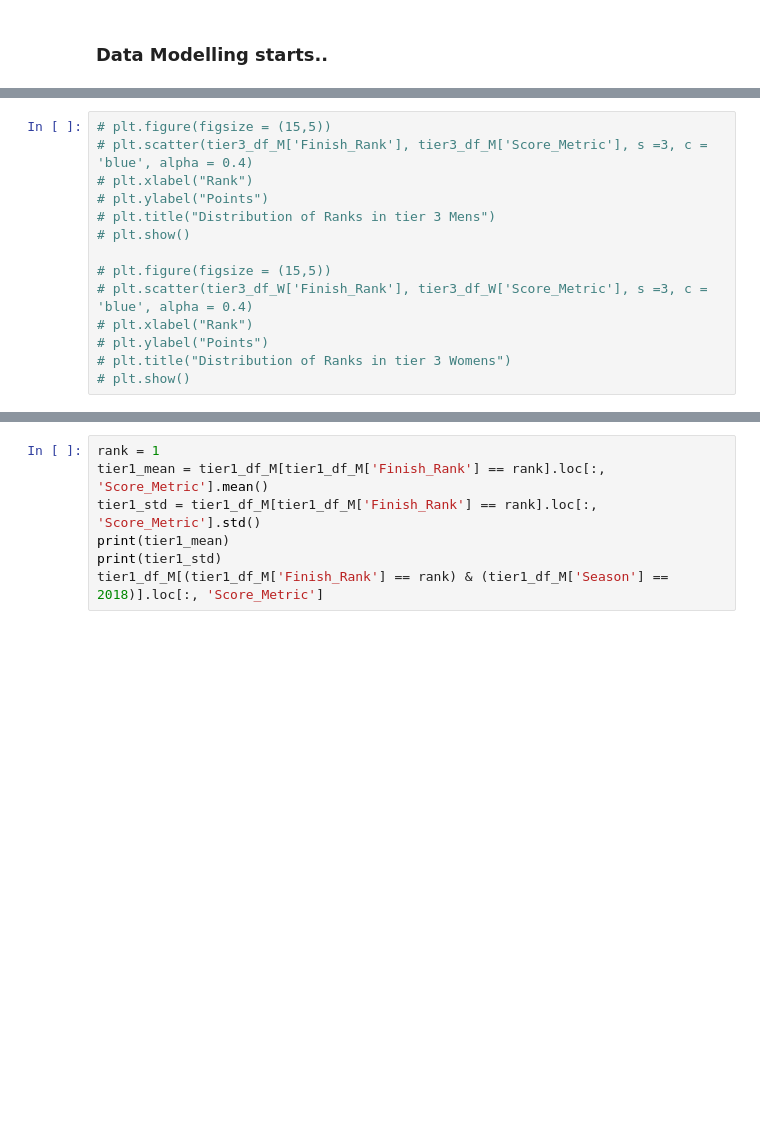
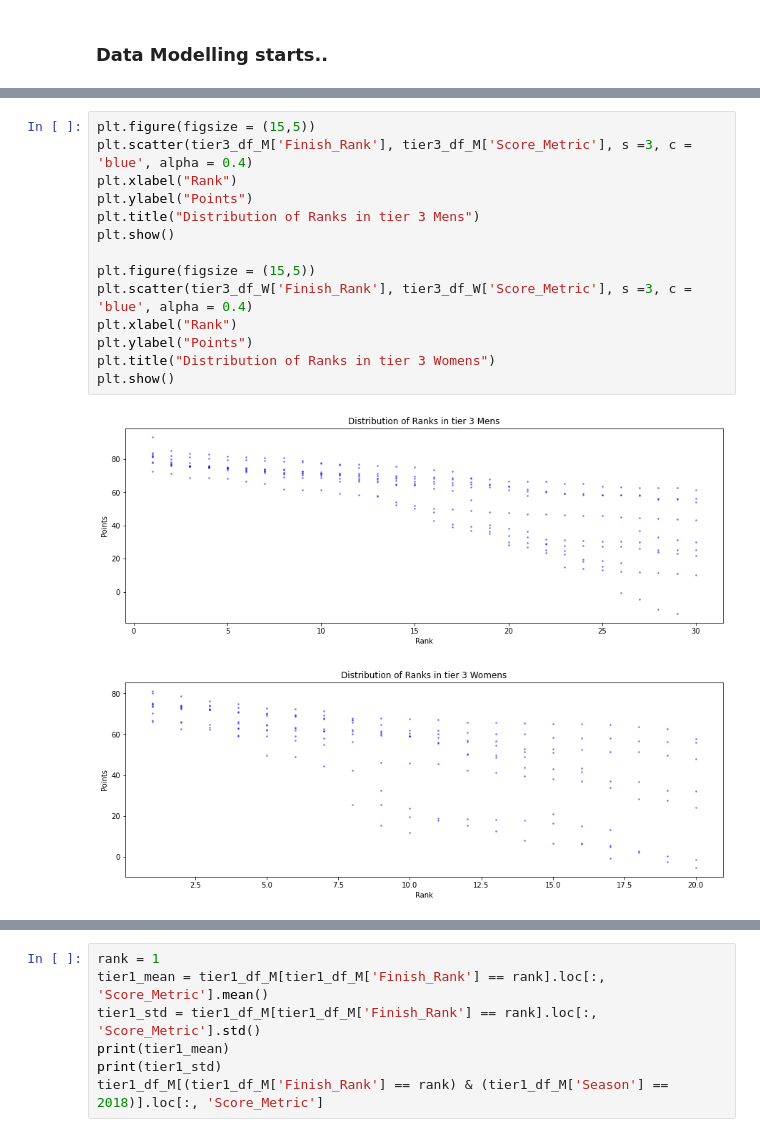
Before and after one commit to saurav193/Athlete_Rating, a Jupyter notebook: notebooks/modelling.ipynb, the cells around one changed output, grey strips where cells are left out. Saved outputs shown, nothing was run; the diff lists cells and outputs as text; blank space fills up the shorter version.

```diff
--- a/notebooks/modelling.ipynb
+++ b/notebooks/modelling.ipynb
@@ -82,17 +80,20 @@ plt.show()
 # %%
-# plt.figure(figsize = (15,5))
-# plt.scatter(tier3_df_M['Finish_Rank'], tier3_df_M['Score_Metric'], s =3, c = 'blue', alpha = 0.4)
-# plt.xlabel("Rank")
-# plt.ylabel("Points")
-# plt.title("Distribution of Ranks in tier 3 Mens")
-# plt.show()
+plt.figure(figsize = (15,5))
+plt.scatter(tier3_df_M['Finish_Rank'], tier3_df_M['Score_Metric'], s =3, c = 'blue', alpha = 0.4)
+plt.xlabel("Rank")
+plt.ylabel("Points")
+plt.title("Distribution of Ranks in tier 3 Mens")
+plt.show()
 
-# plt.figure(figsize = (15,5))
-# plt.scatter(tier3_df_W['Finish_Rank'], tier3_df_W['Score_Metric'], s =3, c = 'blue', alpha = 0.4)
-# plt.xlabel("Rank")
-# plt.ylabel("Points")
-# plt.title("Distribution of Ranks in tier 3 Womens")
-# plt.show()
+plt.figure(figsize = (15,5))
+plt.scatter(tier3_df_W['Finish_Rank'], tier3_df_W['Score_Metric'], s =3, c = 'blue', alpha = 0.4)
+plt.xlabel("Rank")
+plt.ylabel("Points")
+plt.title("Distribution of Ranks in tier 3 Womens")
+plt.show()
+# %% [output]
+[figure, added]
+[figure, added]
 # %%
 alt.Chart(tier1_df_M).mark_bar(size = 2).encode(
     alt.X('Score_Metric:Q', title = "Score"),
```
Also changed, not shown: parts of 7 cells of this notebook.
